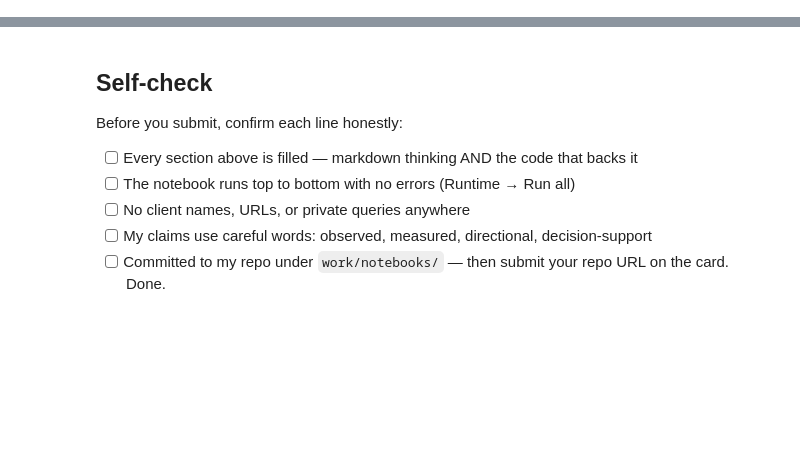
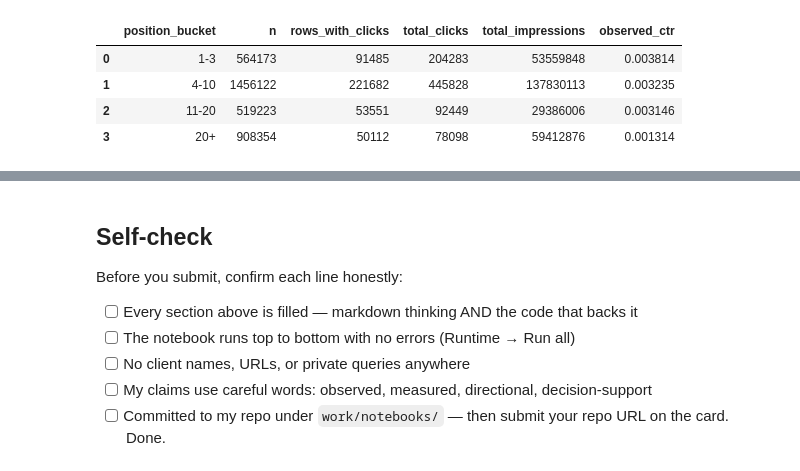
Before and after one commit to mohamedaamar744-ux/flyrank-ml-internship, a Jupyter notebook: work/notebooks/w04_baseline_score.ipynb, the cells around one changed output, grey strips where cells are left out. Drawn from its saved outputs; the diff is of its cells as text; code cells hidden in the pictures; blank space fills up the shorter version.

```diff
--- a/work/notebooks/w04_baseline_score.ipynb
+++ b/work/notebooks/w04_baseline_score.ipynb
@@ -36,0 +171,28 @@ This skeleton is yours to fill. Work the sections **in order** — each one has
+# %%
+# Check the CTR distribution before building the baseline
+
+ctr_check = (
+    position_df
+    .assign(has_clicks=position_df["gsc_clicks"] > 0)
+    .groupby("position_bucket", observed=True)
+    .agg(
+        n=("gsc_clicks", "size"),
+        rows_with_clicks=("has_clicks", "sum"),
+        total_clicks=("gsc_clicks", "sum"),
+        total_impressions=("gsc_impressions", "sum")
+    )
+    .reset_index()
+)
+
+ctr_check["observed_ctr"] = (
+    ctr_check["total_clicks"] /
+    ctr_check["total_impressions"]
+)
+
+display(ctr_check)
+# %% [output]
+|  | position_bucket | n | rows_with_clicks | total_clicks | total_impressions | observed_ctr |
+| 0 | 1-3 | 564173 | 91485 | 204283 | 53559848 | 0.003814 |
+| 1 | 4-10 | 1456122 | 221682 | 445828 | 137830113 | 0.003235 |
+| 2 | 11-20 | 519223 | 53551 | 92449 | 29386006 | 0.003146 |
+| 3 | 20+ | 908354 | 50112 | 78098 | 59412876 | 0.001314 |
```
Also changed, not shown: parts of 18 cells of this notebook.
